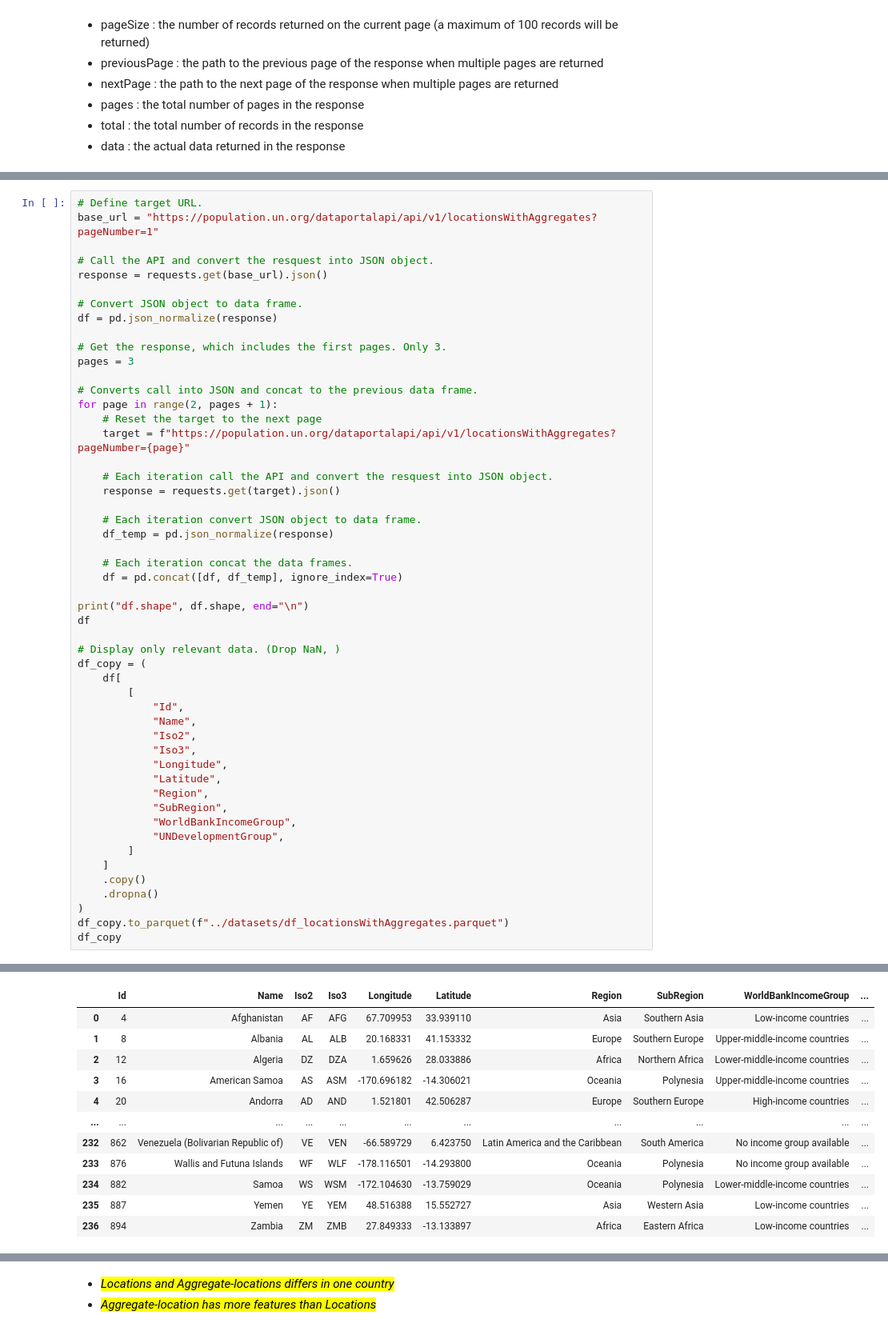
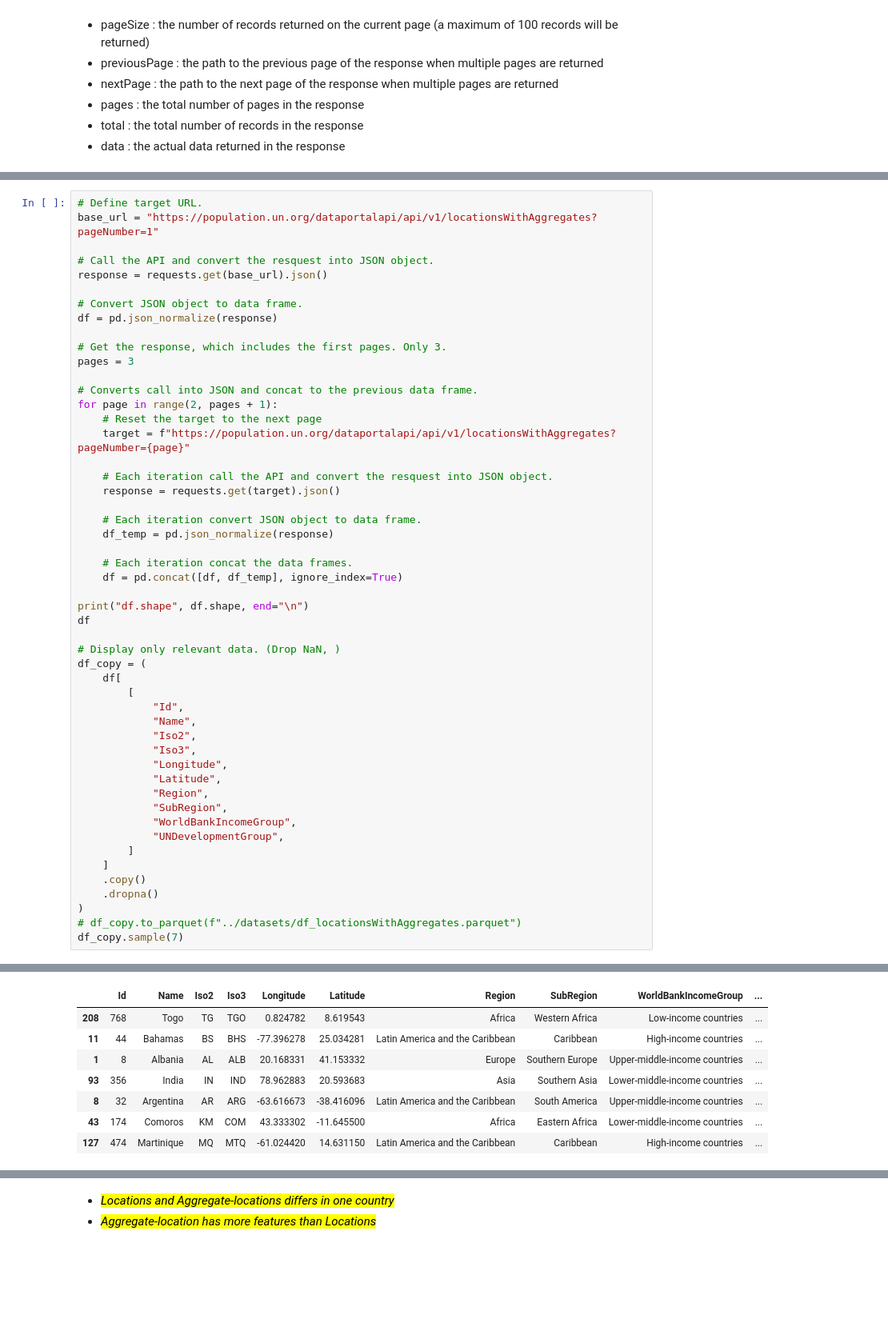
Before and after one commit to jorgeav527/life-expectancy, a Jupyter notebook: draft/API_UNPD.ipynb, the cells around one changed output, grey strips where cells are left out. Shown at 80% size. Drawn from its saved outputs; the diff is of its cells as text; blank space fills up the shorter version.

```diff
--- a/draft/API_UNPD.ipynb
+++ b/draft/API_UNPD.ipynb
@@ -227,43 +205,39 @@ for page in range(2, pages + 1):
     df_temp = pd.json_normalize(response)
 
     # Each iteration concat the data frames.
     df = pd.concat([df, df_temp], ignore_index=True)
 
 print("df.shape", df.shape, end="\n")
 df
 
 # Display only relevant data. (Drop NaN, )
 df_copy = (
     df[
         [
             "Id",
             "Name",
             "Iso2",
             "Iso3",
             "Longitude",
             "Latitude",
             "Region",
             "SubRegion",
             "WorldBankIncomeGroup",
             "UNDevelopmentGroup",
         ]
     ]
     .copy()
     .dropna()
 )
-df_copy.to_parquet(f"../datasets/df_locationsWithAggregates.parquet")
-df_copy
+# df_copy.to_parquet(f"../datasets/df_locationsWithAggregates.parquet")
+df_copy.sample(7)
 # %% [output]
 df.shape (278, 12)
 |  | Id | Name | Iso2 | Iso3 | Longitude | Latitude | Region | SubRegion | WorldBankIncomeGroup | ... |
-| 0 | 4 | Afghanistan | AF | AFG | 67.709953 | 33.939110 | Asia | Southern Asia | Low-income countries | ... |
+| 208 | 768 | Togo | TG | TGO | 0.824782 | 8.619543 | Africa | Western Africa | Low-income countries | ... |
+| 11 | 44 | Bahamas | BS | BHS | -77.396278 | 25.034281 | Latin America and the Caribbean | Caribbean | High-income countries | ... |
 | 1 | 8 | Albania | AL | ALB | 20.168331 | 41.153332 | Europe | Southern Europe | Upper-middle-income countries | ... |
-| 2 | 12 | Algeria | DZ | DZA | 1.659626 | 28.033886 | Africa | Northern Africa | Lower-middle-income countries | ... |
-| 3 | 16 | American Samoa | AS | ASM | -170.696182 | -14.306021 | Oceania | Polynesia | Upper-middle-income countries | ... |
-| 4 | 20 | Andorra | AD | AND | 1.521801 | 42.506287 | Europe | Southern Europe | High-income countries | ... |
-| ... | ... | ... | ... | ... | ... | ... | ... | ... | ... | ... |
-| 232 | 862 | Venezuela (Bolivarian Republic of) | VE | VEN | -66.589729 | 6.423750 | Latin America and the Caribbean | South America | No income group available | ... |
-| 233 | 876 | Wallis and Futuna Islands | WF | WLF | -178.116501 | -14.293800 | Oceania | Polynesia | No income group available | ... |
-| 234 | 882 | Samoa | WS | WSM | -172.104630 | -13.759029 | Oceania | Polynesia | Lower-middle-income countries | ... |
-| 235 | 887 | Yemen | YE | YEM | 48.516388 | 15.552727 | Asia | Western Asia | Low-income countries | ... |
-| 236 | 894 | Zambia | ZM | ZMB | 27.849333 | -13.133897 | Africa | Eastern Africa | Low-income countries | ... |
+| 93 | 356 | India | IN | IND | 78.962883 | 20.593683 | Asia | Southern Asia | Lower-middle-income countries | ... |
+| 8 | 32 | Argentina | AR | ARG | -63.616673 | -38.416096 | Latin America and the Caribbean | South America | Upper-middle-income countries | ... |
+| 43 | 174 | Comoros | KM | COM | 43.333302 | -11.645500 | Africa | Eastern Africa | Lower-middle-income countries | ... |
+| 127 | 474 | Martinique | MQ | MTQ | -61.024420 | 14.631150 | Latin America and the Caribbean | Caribbean | High-income countries | ... |
```
Also changed, not shown: parts of 44 cells of this notebook, 2 other files.
